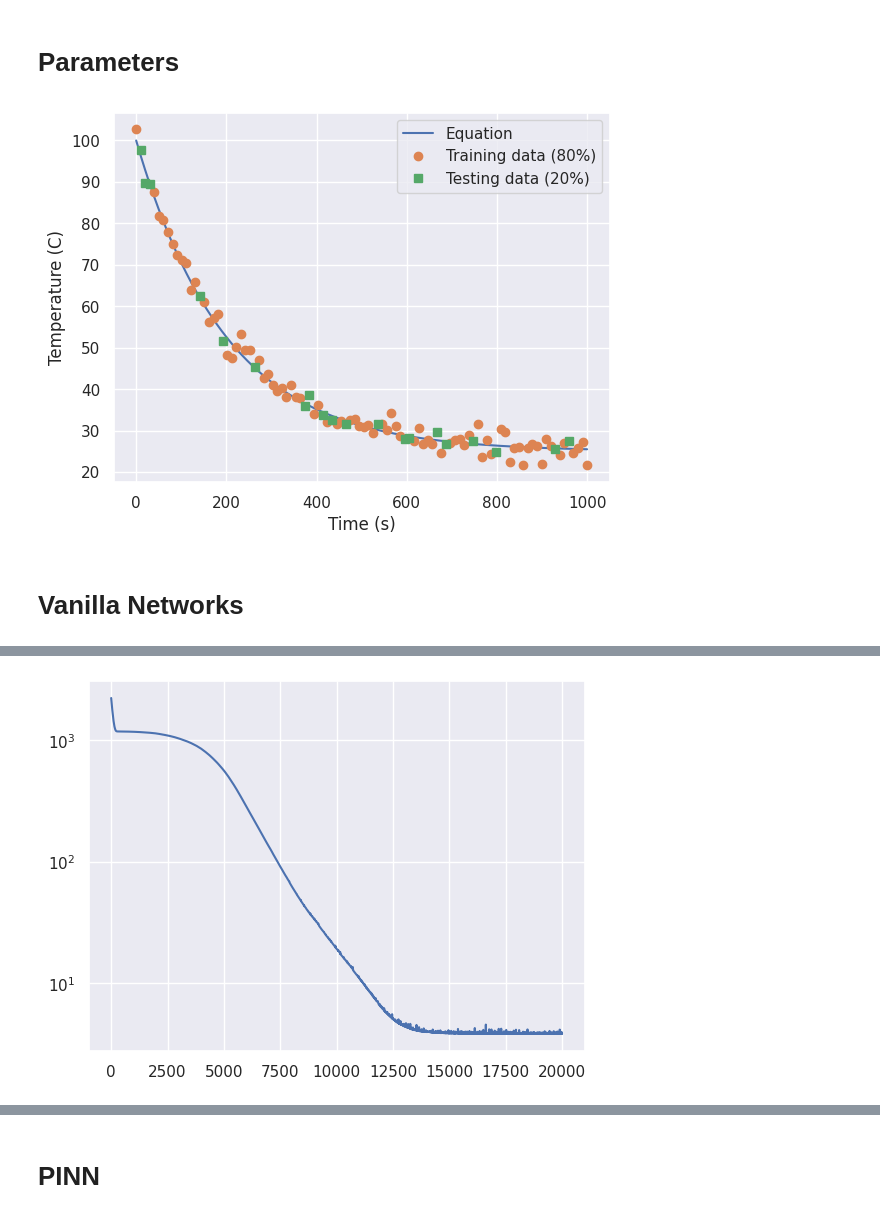
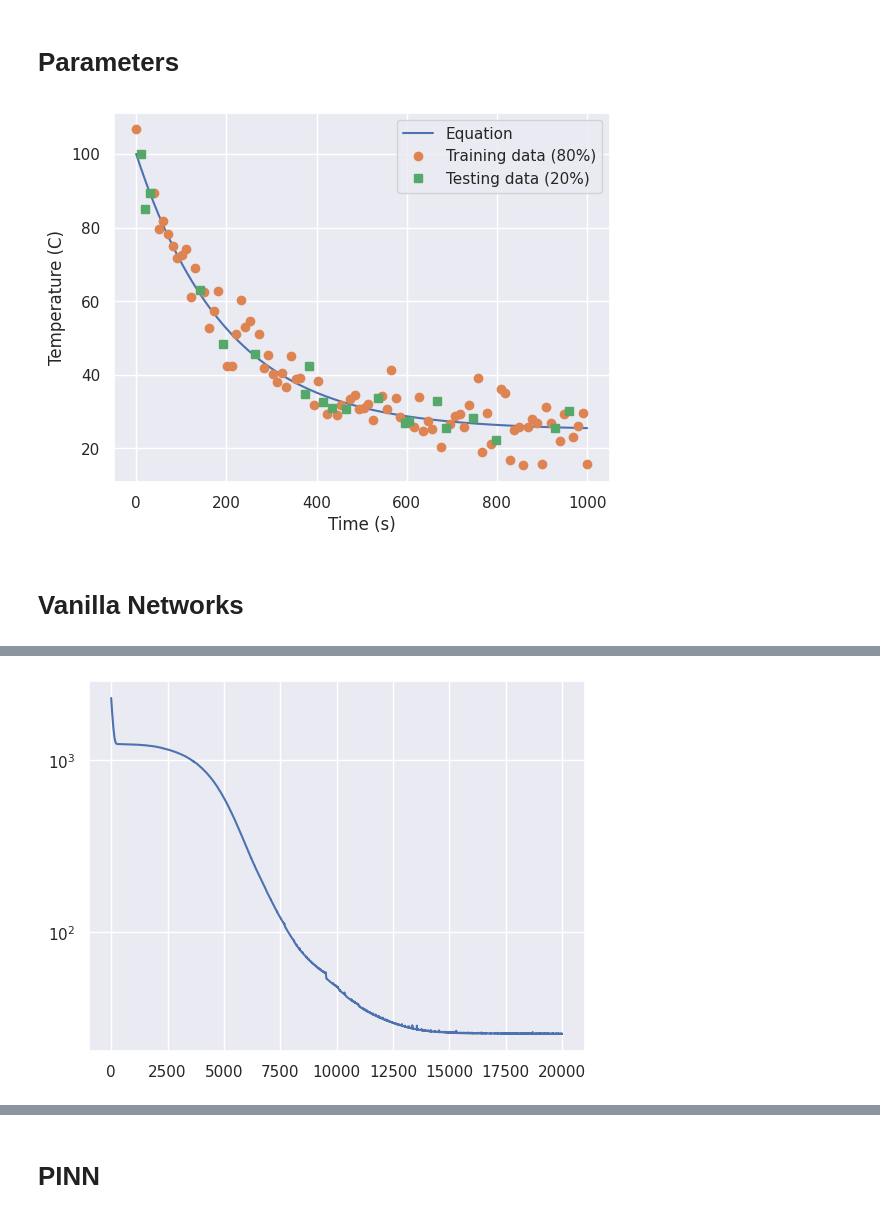
Before and after one commit to MrzAhmadi/PINNs, a Jupyter notebook: experiment/cooling_rate/cooling_rate_train_test.ipynb, the cells around one changed output, grey strips where cells are left out. Cells and saved outputs as stored; diff of their text form; code cells hidden in the pictures.

```diff
--- a/experiment/cooling_rate/cooling_rate_train_test.ipynb
+++ b/experiment/cooling_rate/cooling_rate_train_test.ipynb
@@ -29,14 +32,14 @@ PyTorch will use: cuda
 # Parameters
 # %%
 number_of_points = 100
-noise_coeff = 2
+noise_coeff = 5
 
-pinn_collocation_points = 10
-parameter_discovery_collocation_points = 10
+pinn_collocation_points = 1000
+parameter_discovery_collocation_points = 1000
 
-vanilla_loss_weight=0.1
-pinn_loss_weight = 0.1
-parameter_discovery_loss__weight = 0.1
+vanilla_loss= 1
+pinn_loss_weight = 1
+parameter_discovery_loss__weight = 1
 
 vanila_epochs = 20000
 pinn_epochs = 20000
@@ -65,13 +68,14 @@ plt.plot(x_test, y_test, 's')
 plt.legend(['Equation', 'Training data (80%)', 'Testing data (20%)'])
 plt.ylabel('Temperature (C)')
 plt.xlabel('Time (s)')
+plt.savefig('1.png', dpi=300, bbox_inches='tight')
 plt.show()
 # %% [output]
-[figure, old version]
+[figure, new version]
 # %% [markdown]
 # Vanilla Networks
 # %%
-net = Net(1, 1, loss1=lambda model: vanilla_loss_weight, epochs=vanila_epochs, lr=1e-5).to(DEVICE)
+net = Net(1, 1, loss1=lambda model: vanilla_loss, epochs=vanila_epochs, lr=1e-5).to(DEVICE)
 
 losses = net.fit(x_train, y_train)
 
@@ -93,4 +97,4 @@ Epoch 18000/20000, loss: 3.84
-[figure, old version]
+[figure, new version]
 # %%
 # Predict specifically for the test points to calculate MSE
 T_pred = net.predict(x_test)
```
Also changed, not shown: parts of 14 cells of this notebook.
